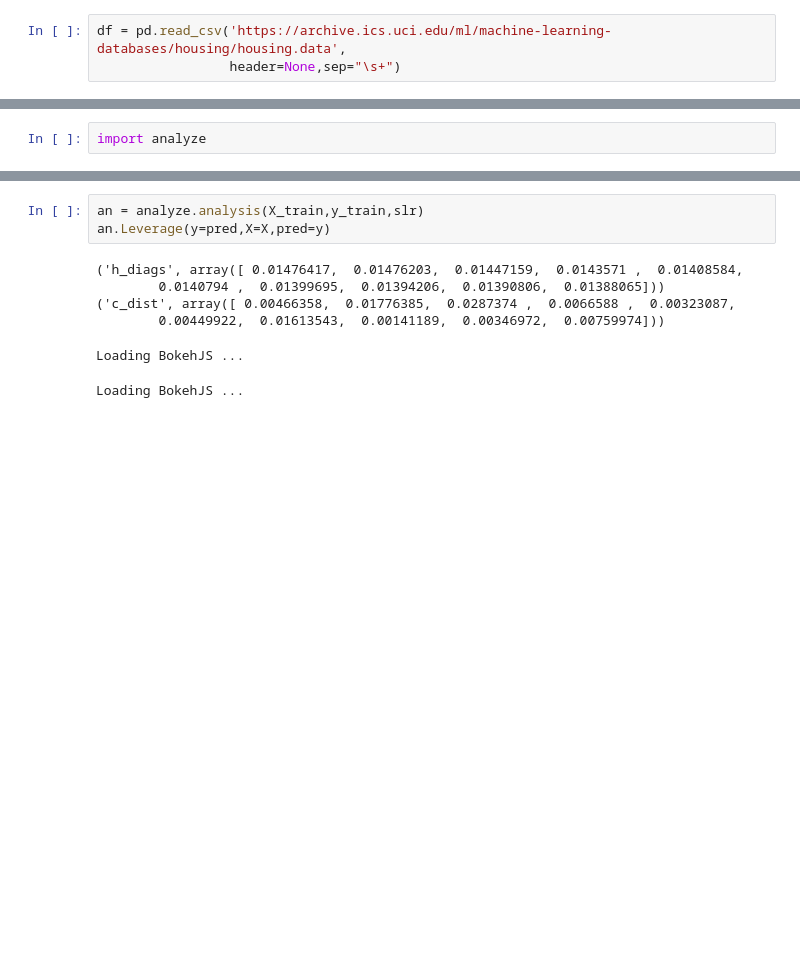
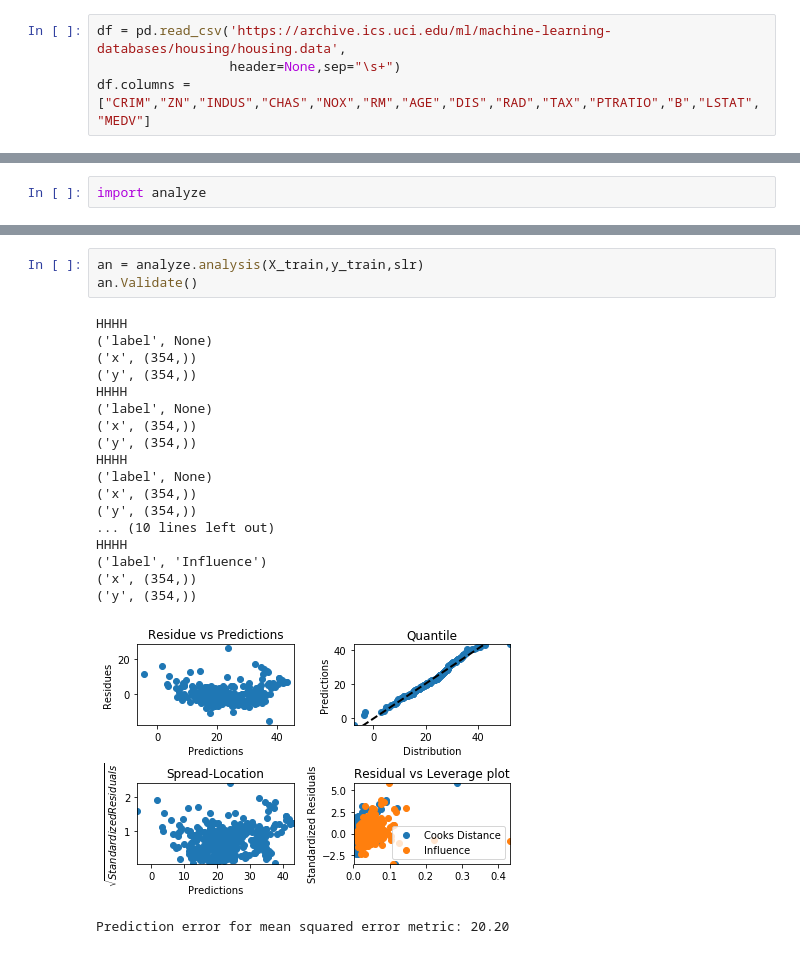
Before and after one commit to wsmorgan/analyzefit, a Jupyter notebook: analyzefit/Regression.ipynb, the cells around one changed output, grey strips where cells are left out. Cells and saved outputs as stored; diff of their text form; blank space fills up the shorter version.

```diff
--- a/analyzefit/Regression.ipynb
+++ b/analyzefit/Regression.ipynb
@@ -8,6 +7,7 @@ from sklearn.metrics import mean_squared_error, r2_score
 # %%
 df = pd.read_csv('https://archive.ics.uci.edu/ml/machine-learning-databases/housing/housing.data',
                  header=None,sep="\s+")
+df.columns = ["CRIM","ZN","INDUS","CHAS","NOX","RM","AGE","DIS","RAD","TAX","PTRATIO","B","LSTAT","MEDV"]
 # %%
 X = df[["RM"]].values
 y = df[["MEDV"]].values
@@ -145,10 +34,23 @@ X = np.transpose([[0.479202, 0.483899, 1.12485, 1.37994, 1.99004, 2.00461, 2.191
 # %%
 an = analyze.analysis(X_train,y_train,slr)
-an.Leverage(y=pred,X=X,pred=y)
+an.Validate()
 # %% [output]
-('h_diags', array([ 0.01476417,  0.01476203,  0.01447159,  0.0143571 ,  0.01408584,
-        0.0140794 ,  0.01399695,  0.01394206,  0.01390806,  0.01388065]))
-('c_dist', array([ 0.00466358,  0.01776385,  0.0287374 ,  0.0066588 ,  0.00323087,
-        0.00449922,  0.01613543,  0.00141189,  0.00346972,  0.00759974]))
+HHHH
+('label', None)
+('x', (354,))
+('y', (354,))
+HHHH
+('label', None)
+('x', (354,))
+('y', (354,))
+HHHH
+('label', None)
+('x', (354,))
+('y', (354,))
+... (10 lines left out)
+HHHH
+('label', 'Influence')
+('x', (354,))
+('y', (354,))
+[figure, added]
-Loading BokehJS ...
+Prediction error for mean squared error metric: 20.20
-Loading BokehJS ...
```
Also changed, not shown: parts of 4 cells of this notebook, 8 other files.
